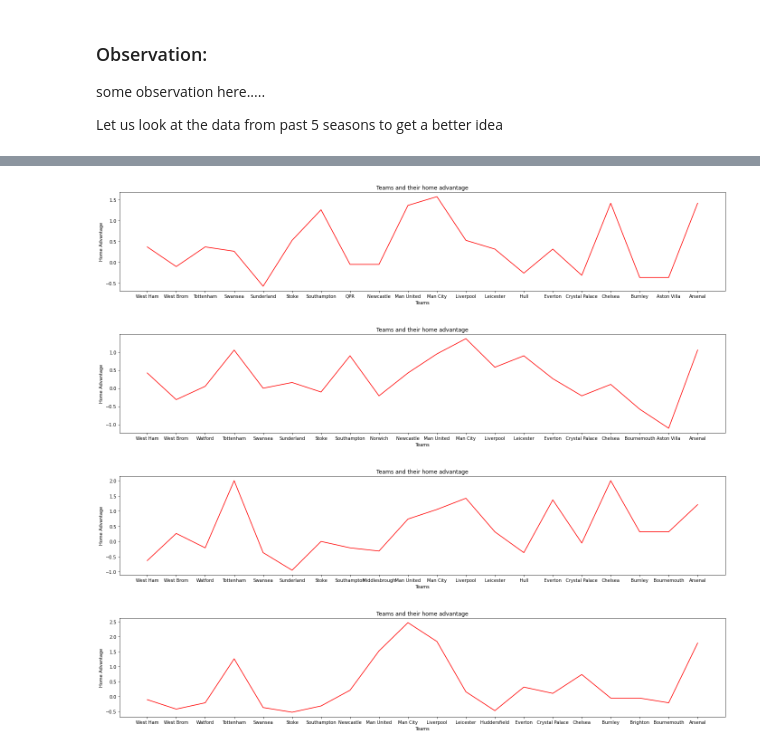
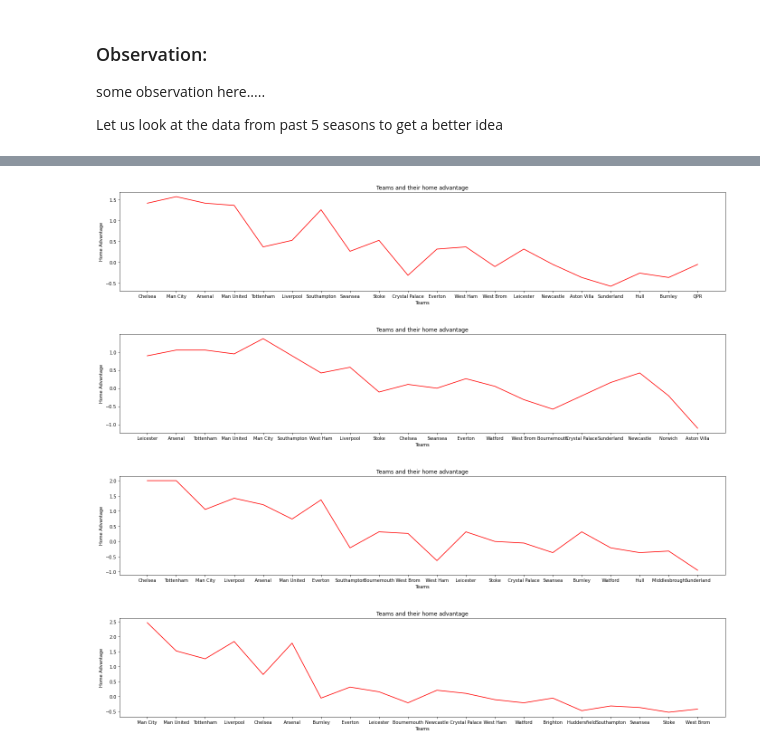
Before and after one commit to vsehgal1/320Final, a Jupyter notebook: 320Final_Project.ipynb, the cells around one changed output, grey strips where cells are left out. Drawn from its saved outputs; the diff is of its cells as text; code cells hidden in the pictures.

```diff
--- a/320Final_Project.ipynb
+++ b/320Final_Project.ipynb
@@ -233,16 +236,16 @@ sort each table by their name so the plots are synced by their names for each pl
 # %%
 lst = [epl_table1415, epl_table1516, epl_table1617, epl_table1718]
 lst2 = ['2014 - 2015','2015 - 2016','2016 - 2017','2017 - 2018']
 for ind, val in enumerate(lst):
-    val = val.sort_values(by=['team'], ascending=False)
+    val = val.sort_values(by=['points'], ascending=False)
     plt.figure(figsize=(24,4))
     plt.plot(val['team'], val['home_advantage'], 'r-', label='win_adv')
     plt.title('Teams and their home advantage')
     plt.xlabel('Teams')
     plt.ylabel('Home Advantage')
     plt.show()
 # %% [output]
-[figure, old version]
+[figure, new version]
-[figure, old version]
+[figure, new version]
-[figure, old version]
+[figure, new version]
-[figure, old version]
+[figure, new version]
```
Also changed, not shown: parts of 2 cells of this notebook.
